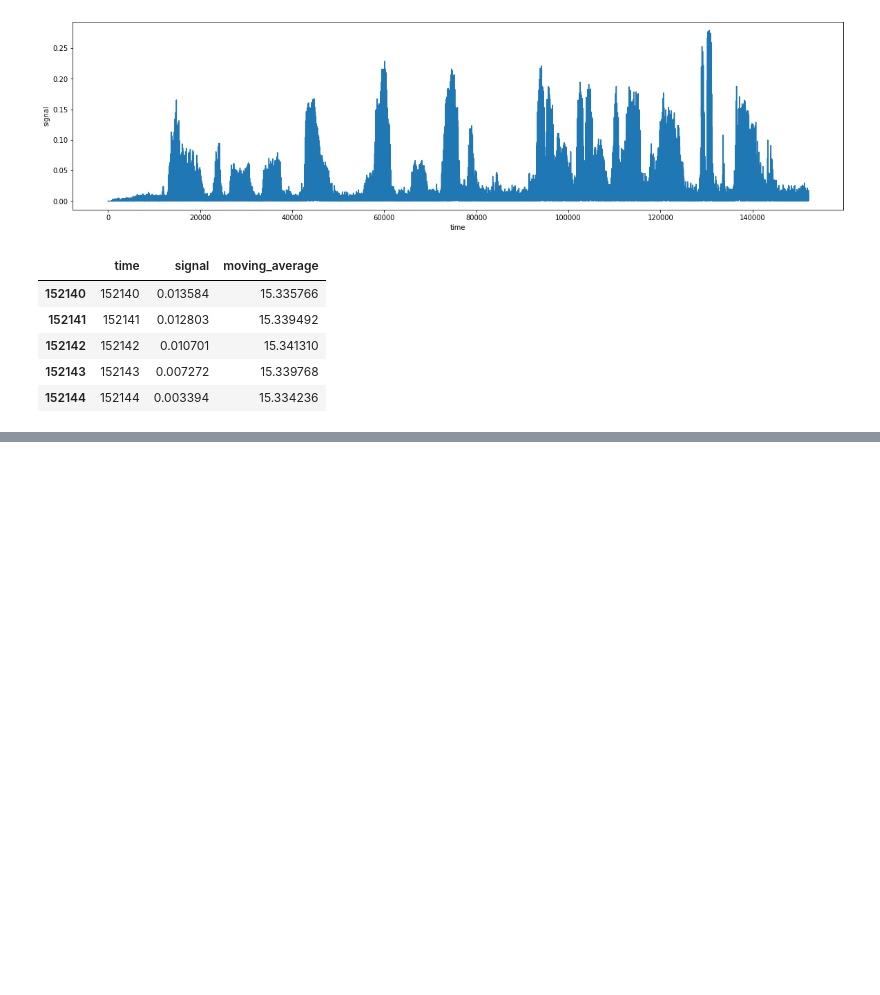
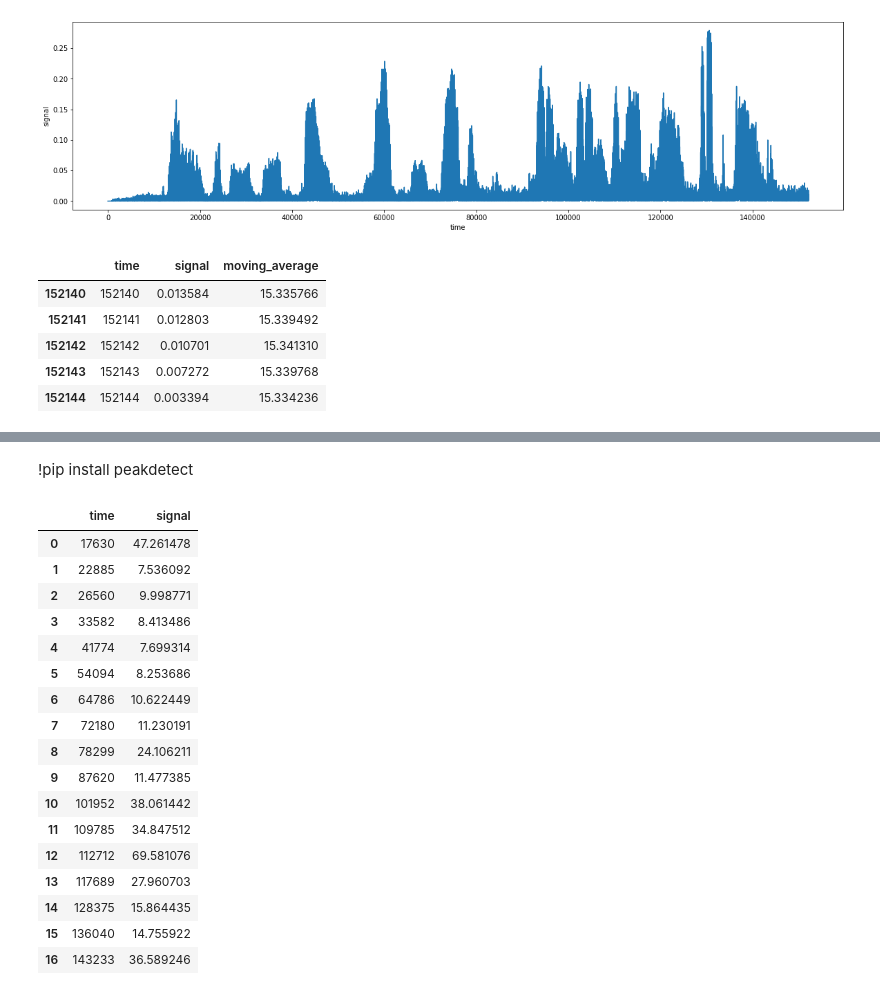
Before and after one commit to bilalProgTech/mtech-nmims, a Jupyter notebook: speech-recognition/Lab-Work/20220918-Lab-8-MTech-AI.ipynb, the cells around one changed output, grey strips where cells are left out. Cells and saved outputs as stored; diff of their text form; code cells hidden in the pictures; blank space fills up the shorter version.

```diff
--- a/speech-recognition/Lab-Work/20220918-Lab-8-MTech-AI.ipynb
+++ b/speech-recognition/Lab-Work/20220918-Lab-8-MTech-AI.ipynb
@@ -96,0 +117,2 @@ plt.show()
+# %% [markdown]
+!pip install peakdetect
@@ -96,0 +122,23 @@ plt.show()
+# %%
+drop_df = pd.DataFrame(peaks[1])
+drop_df.columns = ['time', 'signal']
+drop_df
+# %% [output]
+|  | time | signal |
+| 0 | 17630 | 47.261478 |
+| 1 | 22885 | 7.536092 |
+| 2 | 26560 | 9.998771 |
+| 3 | 33582 | 8.413486 |
+| 4 | 41774 | 7.699314 |
+| 5 | 54094 | 8.253686 |
+| 6 | 64786 | 10.622449 |
+| 7 | 72180 | 11.230191 |
+| 8 | 78299 | 24.106211 |
+| 9 | 87620 | 11.477385 |
+| 10 | 101952 | 38.061442 |
+| 11 | 109785 | 34.847512 |
+| 12 | 112712 | 69.581076 |
+| 13 | 117689 | 27.960703 |
+| 14 | 128375 | 15.864435 |
+| 15 | 136040 | 14.755922 |
+| 16 | 143233 | 36.589246 |
```
Also changed, not shown: parts of 31 cells of this notebook.
